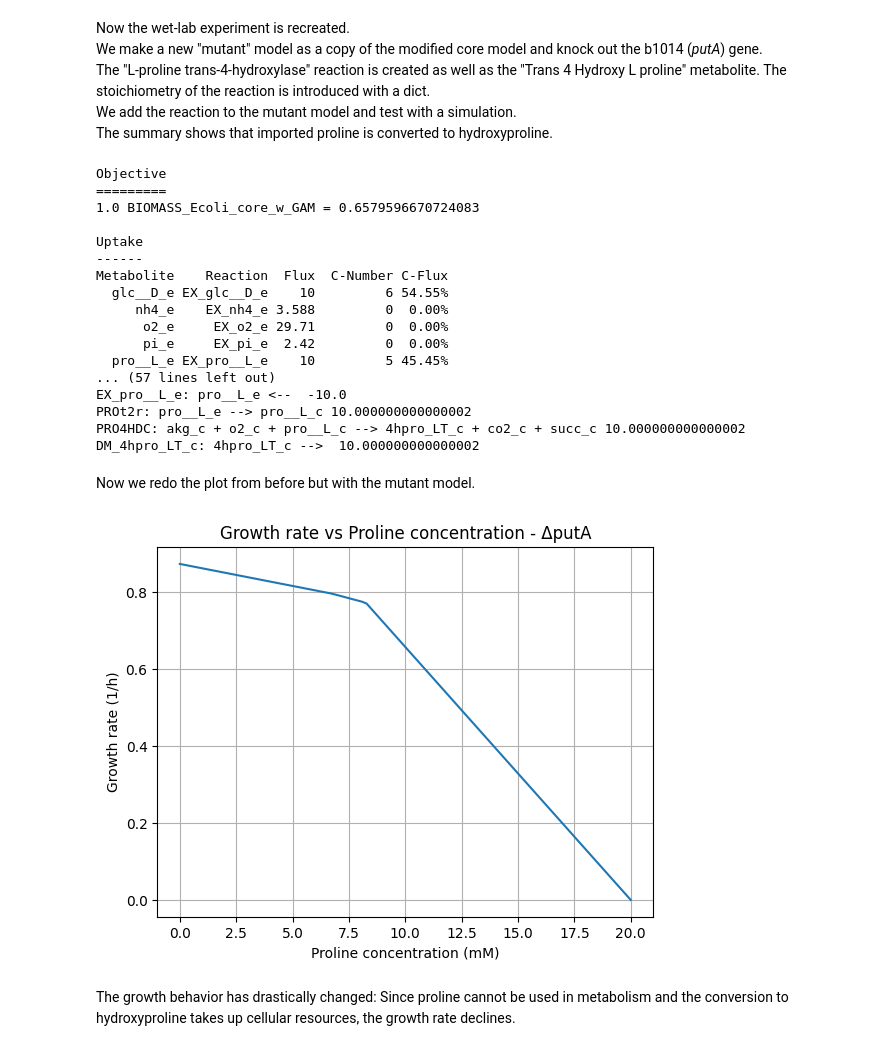
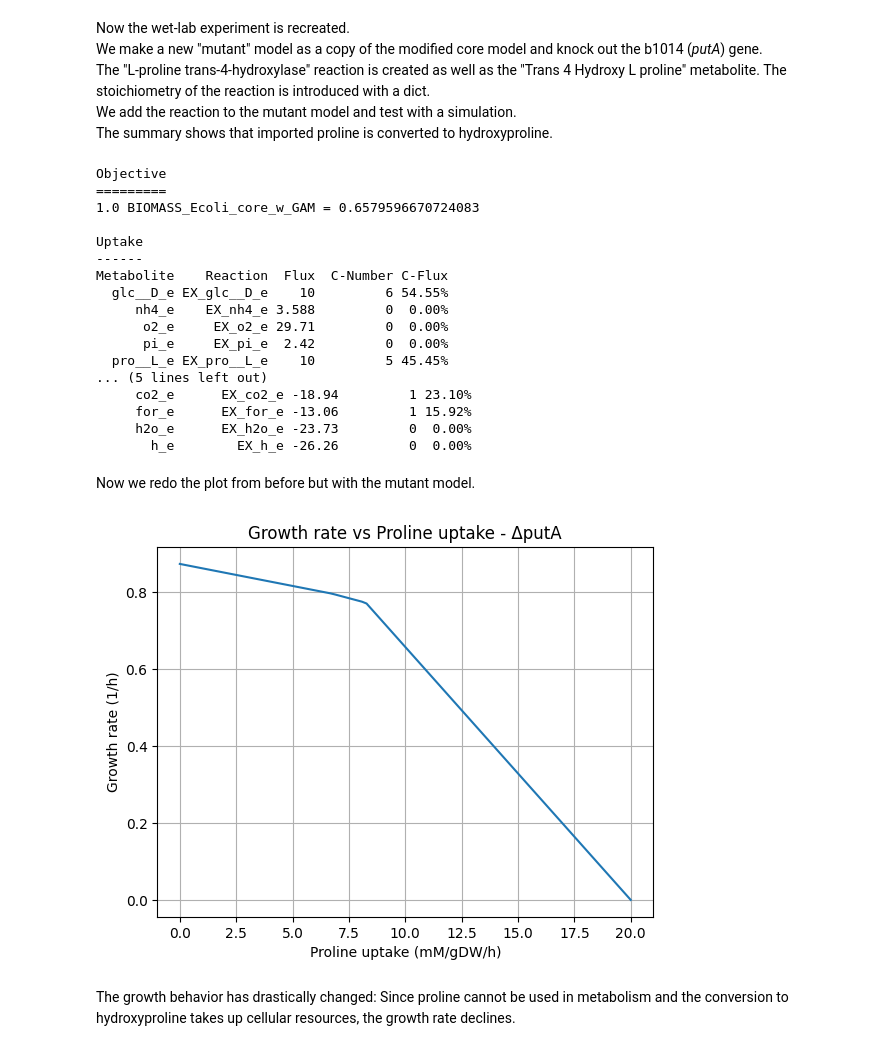
Before and after one commit to krotlkpt/lehre_ralf, a Jupyter notebook: hydroxyproline.ipynb, the cells around one changed output. Drawn from its saved outputs; the diff is of its cells as text; code cells hidden in the pictures.

```diff
--- a/hydroxyproline.ipynb
+++ b/hydroxyproline.ipynb
@@ -73,18 +73,18 @@ import numpy as np
 with core_model:
     core_model.reactions.EX_pro__L_e.bounds = (0, 0)  # Set bounds to zero to avoid initial growth
     core_model.objective = "BIOMASS_Ecoli_core_w_GAM"
-    proline_concentrations = np.linspace(0, 20, 100)
+    proline_fluxes = np.linspace(0, 20, 100)
     growth_rates = []
 
-    for conc in proline_concentrations:
+    for conc in proline_fluxes:
         core_model.reactions.EX_pro__L_e.bounds = (-conc, -conc)
         growth_rate = core_model.optimize().objective_value
         growth_rates.append(growth_rate)
 
-plt.plot(proline_concentrations, growth_rates)
-plt.xlabel("Proline concentration (mM)")
+plt.plot(proline_fluxes, growth_rates)
+plt.xlabel("Proline uptake (mM/gDW/h)")
 plt.ylabel("Growth rate (1/h)")
-plt.title("Growth rate vs Proline concentration - WT")
+plt.title("Growth rate vs Proline uptake - WT")
 plt.grid()
 plt.show()
 # %% [output]
@@ -125,9 +125,9 @@ mutant.add_boundary(new4hpro_LT, type="demand")
 
 solpcore = cobra.flux_analysis.parsimonious.pfba(mutant)
 print(mutant.summary(solution=solpcore))
-for rxn in solpcore.fluxes.index:
-    if abs(solpcore.fluxes[rxn]) > 1e-13:
-        print(mutant.reactions.get_by_id(rxn), solpcore.fluxes[rxn])
+# for rxn in solpcore.fluxes.index:
+#     if abs(solpcore.fluxes[rxn]) > 1e-13:
+#         print(mutant.reactions.get_by_id(rxn), solpcore.fluxes[rxn])
 # %% [output]
 Objective
 =========
@@ -141,40 +141,40 @@ Metabolite    Reaction  Flux  C-Number C-Flux
       o2_e     EX_o2_e 29.71         0  0.00%
       pi_e     EX_pi_e  2.42         0  0.00%
   pro__L_e EX_pro__L_e    10         5 45.45%
-... (57 lines left out)
-EX_pro__L_e: pro__L_e <--  -10.0
-PROt2r: pro__L_e --> pro__L_c 10.000000000000002
-PRO4HDC: akg_c + o2_c + pro__L_c --> 4hpro_LT_c + co2_c + succ_c 10.000000000000002
-DM_4hpro_LT_c: 4hpro_LT_c -->  10.000000000000002
+... (5 lines left out)
+     co2_e      EX_co2_e -18.94         1 23.10%
+     for_e      EX_for_e -13.06         1 15.92%
+     h2o_e      EX_h2o_e -23.73         0  0.00%
+       h_e        EX_h_e -26.26         0  0.00%
 # %% [markdown]
 Now we redo the plot from before but with the mutant model.
 # %%
 # make plot of growth rate dependent on proline concentration
 
 with mutant:
     mutant.reactions.EX_pro__L_e.bounds = (0, 0)  # Set bounds to zero to avoid initial growth
     mutant.objective = "BIOMASS_Ecoli_core_w_GAM"
-    proline_concentrations = np.linspace(0, 20, 100)
+    proline_fluxes = np.linspace(0, 20, 100)
     growth_rates = []
     fvas = {rxn.id: [] for rxn in mutant.reactions}
 
-    for conc in proline_concentrations:
+    for conc in proline_fluxes:
         mutant.reactions.EX_pro__L_e.bounds = (-conc, -conc)
         sol = cobra.flux_analysis.parsimonious.pfba(mutant)
         growth_rate = sol.fluxes.get("BIOMASS_Ecoli_core_w_GAM", 0)
         growth_rates.append(growth_rate)
         fva = cobra.flux_analysis.flux_variability_analysis(mutant)
         for rxn in mutant.reactions:
             fvas[rxn.id].append((fva.at[rxn.id, "minimum"], fva.at[rxn.id, "maximum"]))
 fig, ax = plt.subplots()
-ax.plot(proline_concentrations, growth_rates, label="Growth rate")
-ax.set_xlabel("Proline concentration (mM)")
+ax.plot(proline_fluxes, growth_rates, label="Growth rate")
+ax.set_xlabel("Proline uptake (mM/gDW/h)")
 ax.set_ylabel("Growth rate (1/h)")
-plt.title("Growth rate vs Proline concentration - ΔputA")
+plt.title("Growth rate vs Proline uptake - ΔputA")
 plt.grid()
 plt.show()
 # %% [output]
-[figure, old version]
+[figure, new version]
 # %% [markdown]
 The growth behavior has drastically changed:
 Since proline cannot be used in metabolism and the conversion to hydroxyproline takes up cellular resources, the growth rate declines.
```
Also changed, not shown: parts of 2 cells of this notebook.
